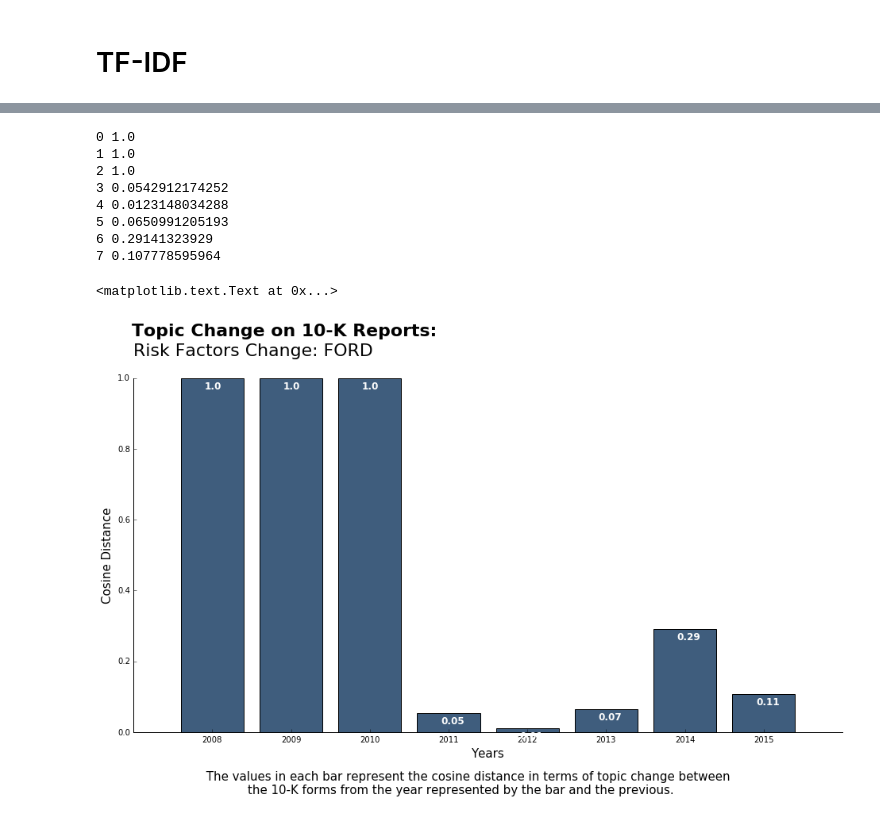
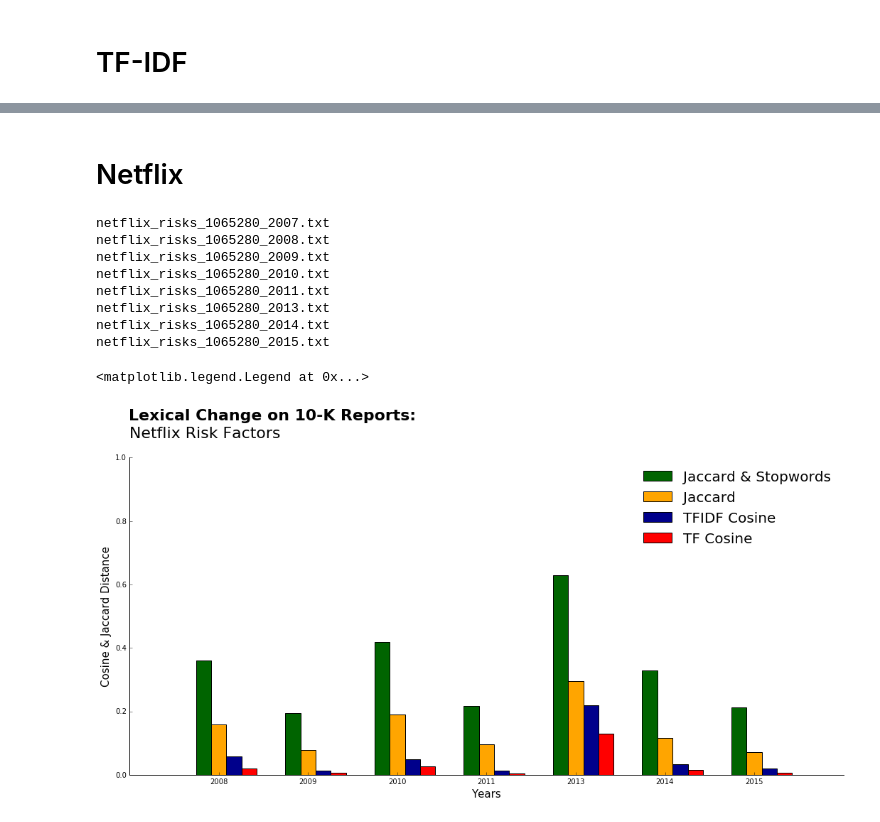
Before and after one commit to masta-g3/f16-GS-local, a Jupyter notebook: AnalysisCapstone.ipynb, the cells around one changed output, grey strips where cells are left out. Cells and saved outputs as stored; diff of their text form; code cells hidden in the pictures.

```diff
--- a/AnalysisCapstone.ipynb
+++ b/AnalysisCapstone.ipynb
@@ -55,10 +61,0 @@ NameError: name 'PorterStemmer' is not defined
-# %%
-data = tfs.todense()
-i = 0
-j = 1
-change = []
-while j <= len(token_dict.keys()) - 1:
-    change.append(cosine(data[i,:], data[j,:]))
-    print(cosine(data[i,:], data[j,:]))
-    j += 1
-    i += 1
@@ -73,0 +106,3 @@ while j <= len(token_dict.keys()) - 1:
+# %%
+vec_stem, X_stem, nr_docs_s = count_words(stem = True)
+vec, X, nr_docs = count_words(stem = False)
@@ -220,36 +514,48 @@ NameError: name 'decomposition' is not defined
+# %% [markdown]
+# Netflix
+# %%
+tf= tf_cosine(company = 'netflix')
+jac_overl = jaccard(company = 'netflix')
+tfidf= tf_idf_cosine(company='netflix')
+jac = jaccard(company = 'netflix', overlap=False, words = False)
+# %% [output]
+netflix_risks_1065280_2007.txt
+netflix_risks_1065280_2008.txt
+netflix_risks_1065280_2009.txt
+netflix_risks_1065280_2010.txt
+netflix_risks_1065280_2011.txt
+netflix_risks_1065280_2013.txt
+netflix_risks_1065280_2014.txt
+netflix_risks_1065280_2015.txt
 # %%
 %matplotlib inline
-years = ['2008','2009','2010','2011','2012','2013','2014','2015']
+years = ['2008','2009','2010','2011','2013', '2014','2015']
 x_pos = np.arange(len(years))
 
-fig = plt.figure(figsize=(16, 8))
+fig = plt.figure(figsize=(18, 8))
+w = 0.17
+ax = plt.subplot(111)
+bar1 = ax.bar(x_pos - w, jac_overl, width = w, align = 'center', color="darkgreen")
+bar2 = ax.bar(x_pos, jac, width = w, align = 'center', color="orange")
+bar3 =ax.bar(x_pos + w, tfidf, width = w, align = 'center', color="darkblue")
+bar4 =ax.bar(x_pos + 2*w, tf, width = w, align = 'center', color="red")
 
-ax = plt.subplot(111)
-plt.bar(x_pos, change_topic, align = 'center', color="#3F5D7D")
 plt.xticks(x_pos, years)
-plt.ylabel("Cosine Distance", size = 15)
+plt.ylabel("Cosine & Jaccard Distance", size = 15)
 plt.xlabel("Years", size = 15)
-plt.suptitle("Topic Change on 10-K Reports:", x = 0.29, y = 1.02, fontsize = 22, fontweight = 'bold')
-plt.title("Risk Factors Change: FORD \n", fontsize = 22, loc = 'left')
+plt.suptitle("Lexical Change on 10-K Reports:", x = 0.28, y = 1.02, fontsize = 22, fontweight = 'bold')
+plt.title("Netflix Risk Factors \n", fontsize = 22, loc = 'left')
 plt.ylim([0,1])
+plt.xlim([-1, 7])
 ax.spines['right'].set_visible(False)
 ax.spines['top'].set_visible(False)
 ax.yaxis.set_ticks_position('left')
 ax.xaxis.set_ticks_position('bottom')
-
-for i, v in enumerate(change_topic):
-    ax.text(i - 0.1, v - 0.03, str(round(v,2)), color='white', fontweight='bold', size = 12)
-    print(i,v)
-fig.text(0.2,-0.01,''' The values in each bar represent the cosine distance in terms of topic change between
-            the 10-K forms from the year represented by the bar and the previous.''', fontsize = 15)
+ax.legend((bar1[0], bar2[0], bar3[0], bar4[0]), ('Jaccard & Stopwords',
+                                                 'Jaccard',
+                                                 'TFIDF Cosine',
+                                                 'TF Cosine'), fontsize = 20,
+         frameon=False)
 # %% [output]
-0 1.0
-1 1.0
-2 1.0
-3 0.0542912174252
-4 0.0123148034288
-5 0.0650991205193
-6 0.29141323929
-7 0.107778595964
+<matplotlib.legend.Legend at 0x...>
-<matplotlib.text.Text at 0x...>
-[figure, old version]
+[figure, new version]
```
Also changed, not shown: parts of 32 cells of this notebook, 23 other files.
